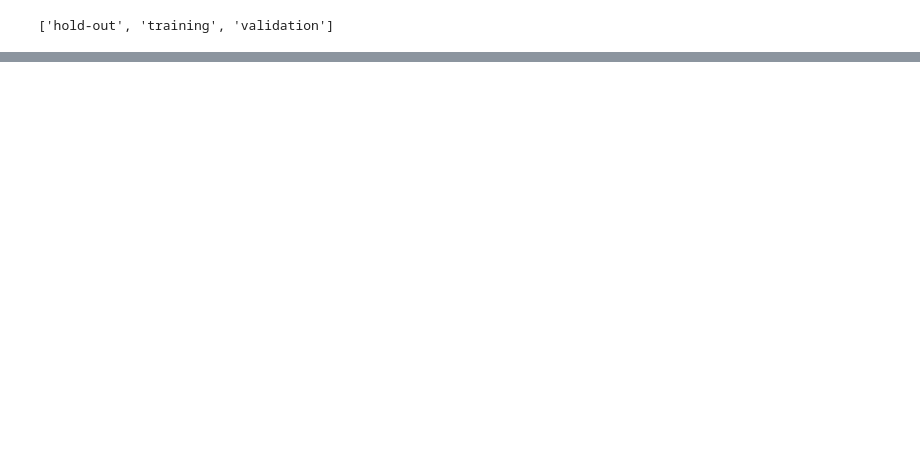
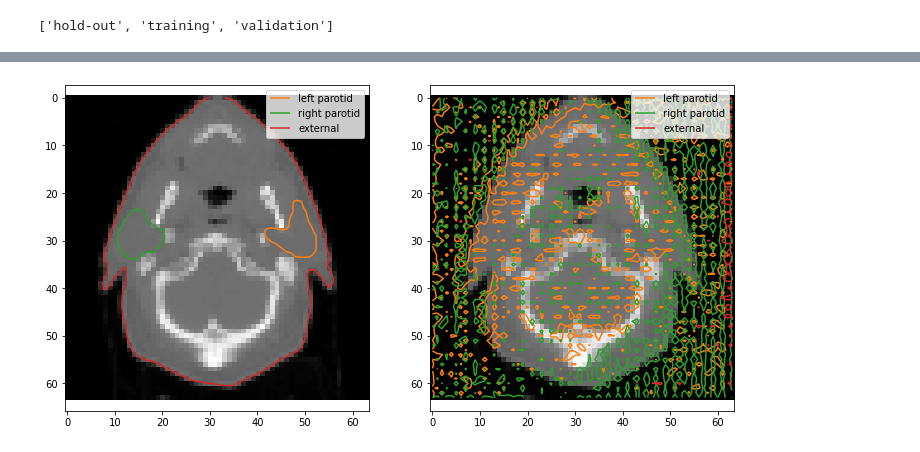
Before and after one commit to RadiotherapyAI/unet-workshop, a Jupyter notebook: notebook.ipynb, the cells around one changed output, grey strips where cells are left out. Saved outputs shown, nothing was run; the diff lists cells and outputs as text; code cells hidden in the pictures; blank space fills up the shorter version.

```diff
--- a/notebook.ipynb
+++ b/notebook.ipynb
@@ -77,0 +257,16 @@ plt.imshow(masks)
+# %%
+def plot_contours(ax, image, masks):
+    ax.imshow(image, cmap="gray")
+
+    for i, (colour, label) in enumerate(colours_and_labels):
+        c = ax.contour(masks[..., i], colors=[colour], levels=[0.5])
+        c.collections[0].set_label(label)
+
+    ax.axis("equal")
+    ax.legend()
+# %%
+fig, ax = plt.subplots(figsize=(12, 6), ncols=2)
+plot_contours(ax[0], image, masks)
+plot_contours(ax[1], image, pred_masks)
+# %% [output]
+[figure, added]
```
Also changed, not shown: parts of 27 cells of this notebook, 2 other files.
